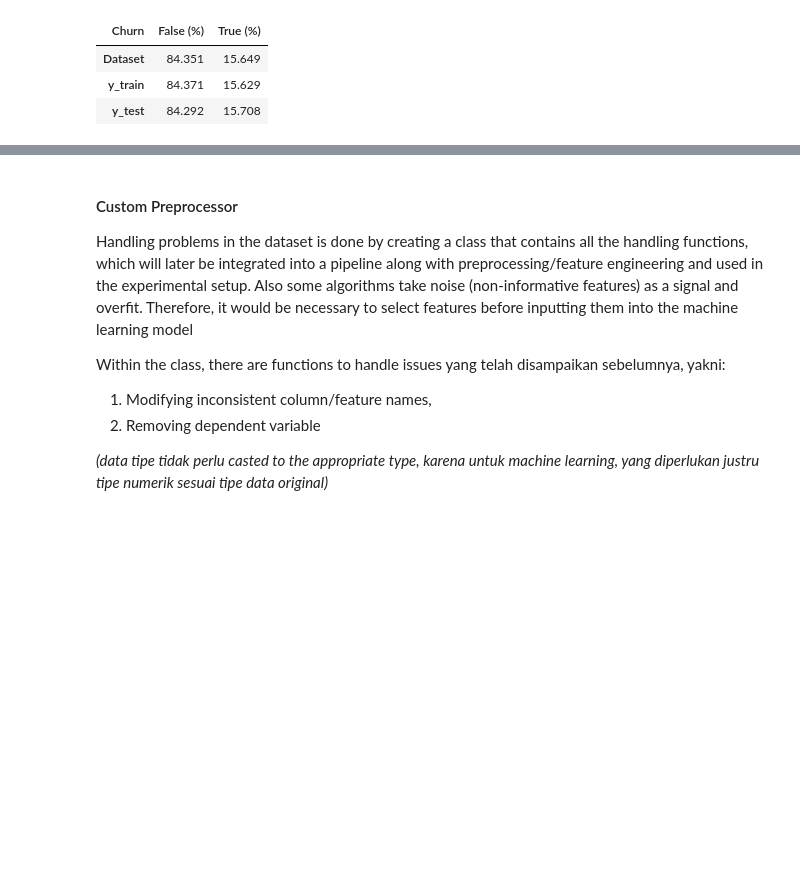
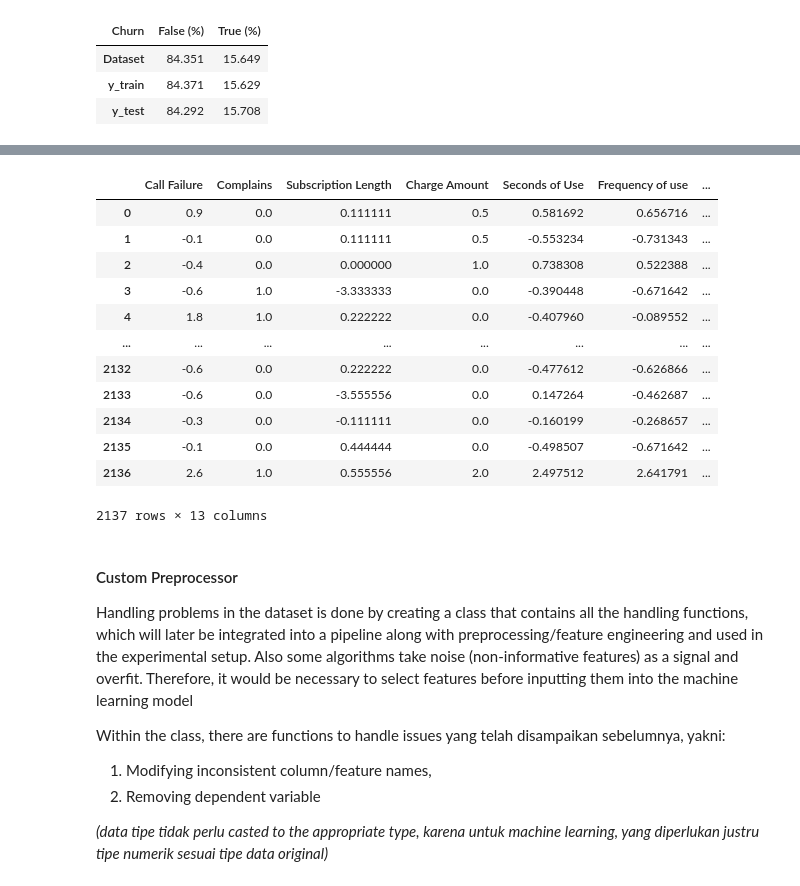
Before and after one commit to garudapaksi-yusuf/Iranian_Telecom_Churn, a Jupyter notebook: notebook/3. Data Modeling.ipynb, the cells around one changed output, grey strips where cells are left out. Drawn from its saved outputs; the diff is of its cells as text; code cells hidden in the pictures; blank space fills up the shorter version.

```diff
--- a/notebook/3. Data Modeling.ipynb
+++ b/notebook/3. Data Modeling.ipynb
@@ -128,3 +249,28 @@ Note:
+# %%
+from sklearn.preprocessing import RobustScaler
+
+scaler = RobustScaler()
+X_train_scaled = scaler.fit_transform(X_train)
+X_test_scaled = scaler.transform(X_test)
+# %%
+pd.DataFrame(
+    data=X_train_scaled,
+    columns=scaler.feature_names_in_
+)
+# %% [output]
+|  | Call Failure | Complains | Subscription Length | Charge Amount | Seconds of Use | Frequency of use | ... |
+| 0 | 0.9 | 0.0 | 0.111111 | 0.5 | 0.581692 | 0.656716 | ... |
+| 1 | -0.1 | 0.0 | 0.111111 | 0.5 | -0.553234 | -0.731343 | ... |
+| 2 | -0.4 | 0.0 | 0.000000 | 1.0 | 0.738308 | 0.522388 | ... |
+| 3 | -0.6 | 1.0 | -3.333333 | 0.0 | -0.390448 | -0.671642 | ... |
+| 4 | 1.8 | 1.0 | 0.222222 | 0.0 | -0.407960 | -0.089552 | ... |
+| ... | ... | ... | ... | ... | ... | ... | ... |
+| 2132 | -0.6 | 0.0 | 0.222222 | 0.0 | -0.477612 | -0.626866 | ... |
+| 2133 | -0.6 | 0.0 | -3.555556 | 0.0 | 0.147264 | -0.462687 | ... |
+| 2134 | -0.3 | 0.0 | -0.111111 | 0.0 | -0.160199 | -0.268657 | ... |
+| 2135 | -0.1 | 0.0 | 0.444444 | 0.0 | -0.498507 | -0.671642 | ... |
+| 2136 | 2.6 | 1.0 | 0.555556 | 2.0 | 2.497512 | 2.641791 | ... |
+2137 rows × 13 columns
 # %% [markdown]
 #### Custom Preprocessor
 
```
Also changed, not shown: parts of 28 cells of this notebook, 1 other file.
